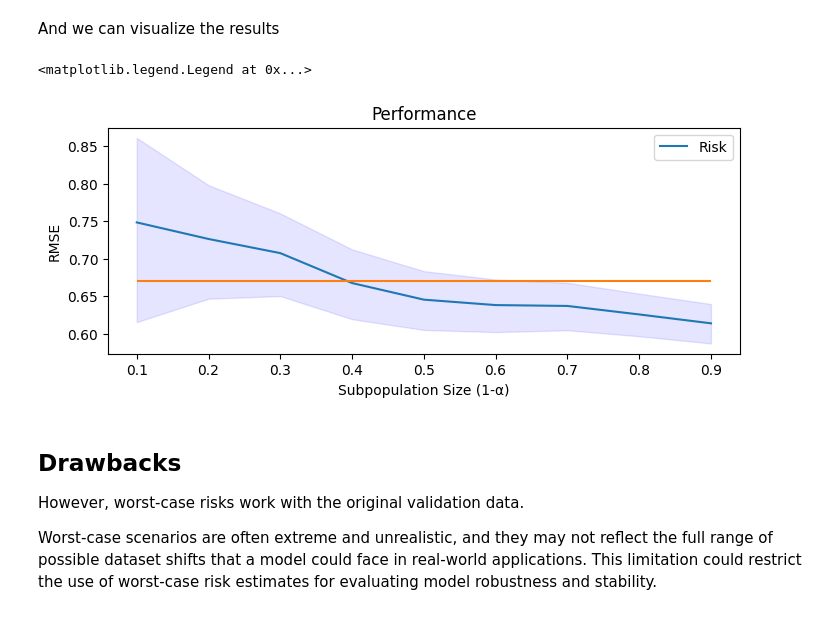
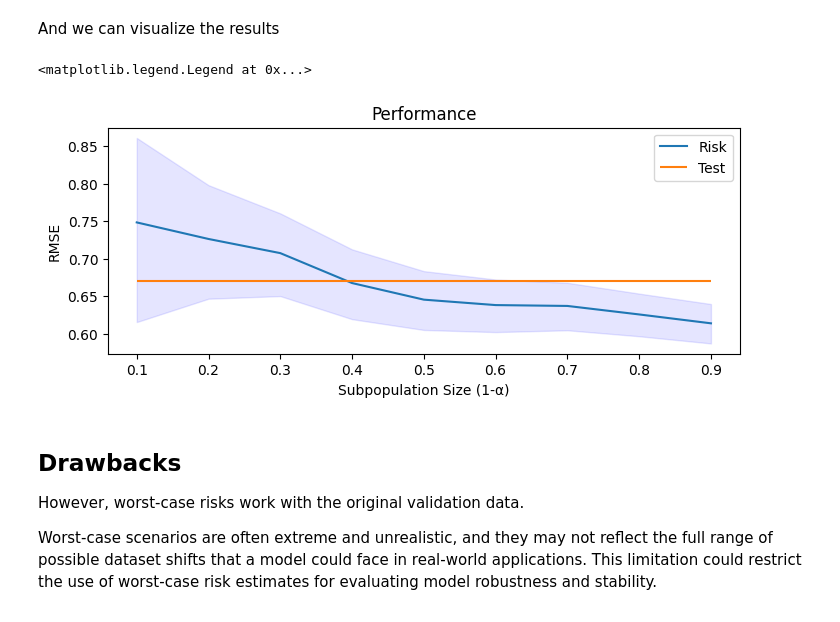
Before and after one commit to airi-industrial-ai/ec23-tutorial, a Jupyter notebook: notebooks/tutorial_part1.ipynb, the cells around one changed output. Cells and saved outputs as stored; diff of their text form; code cells hidden in the pictures.

```diff
--- a/notebooks/tutorial_part1.ipynb
+++ b/notebooks/tutorial_part1.ipynb
@@ -363,17 +363,17 @@ And we can visualize the results
 # %%
 plt.figure(figsize=(7, 3), layout='constrained')
 plt.plot(1 - np.arange(1, 10) / 10, [np.sqrt(i) for i in mn_log], label='Risk')
 plt.fill_between(1-np.arange(1, 10) / 10, [np.sqrt(i) for i in lb_log], [np.sqrt(i) for i in ub_log], color='b', alpha=.1)
-plt.hlines([np.sqrt(err_test.mean())], xmin=0.1, xmax=0.9, color="C1")
+plt.hlines([np.sqrt(err_test.mean())], xmin=0.1, xmax=0.9, color="C1", label='Test')
 
 plt.xlabel('Subpopulation Size (1-α)')
 plt.ylabel("RMSE")
 # plt.ylim(ymin = 0)
 plt.title("Performance")
 plt.legend()
 # %% [output]
 <matplotlib.legend.Legend at 0x...>
-[figure, old version]
+[figure, new version]
 # %% [markdown]
 ## Drawbacks
 
```
